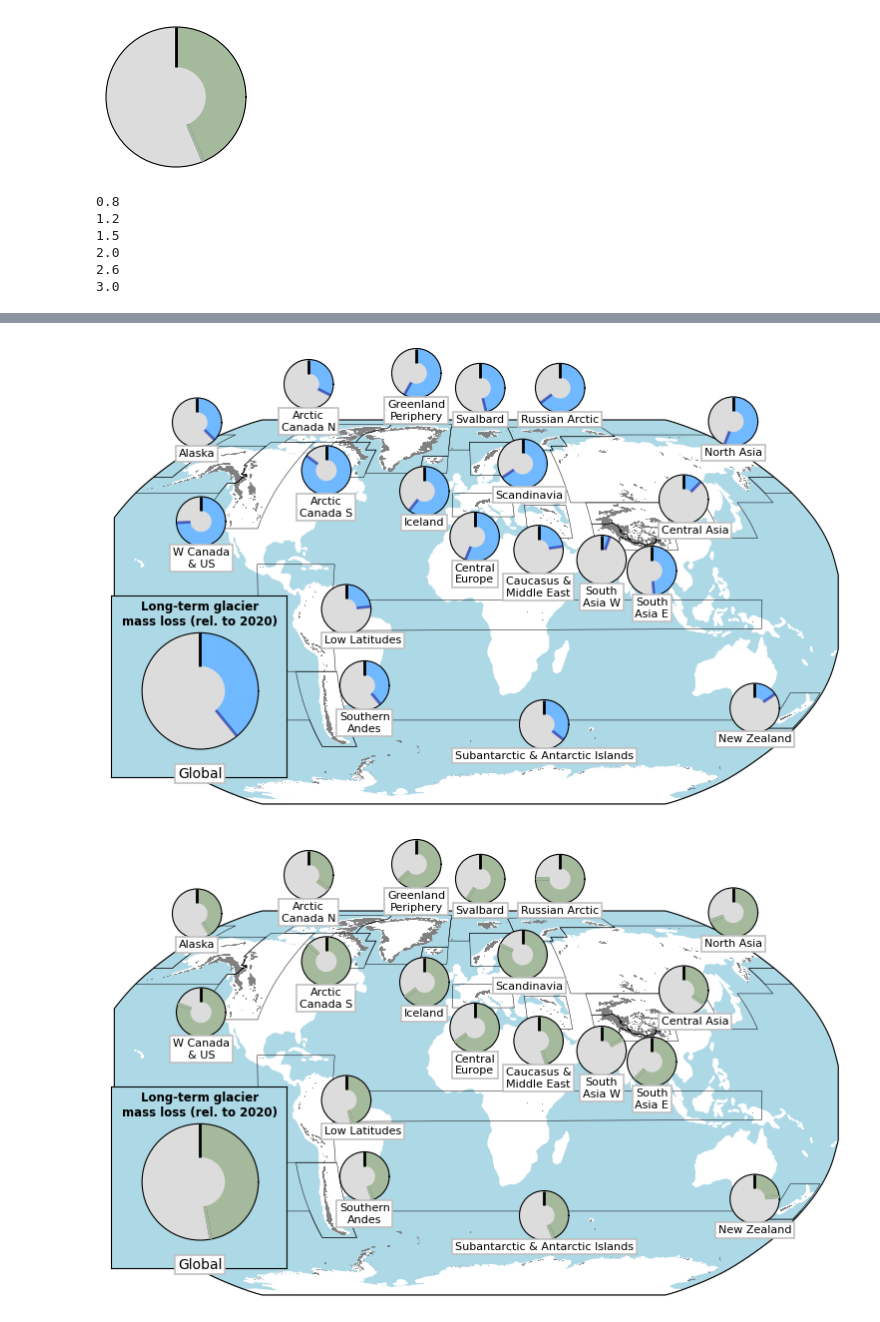
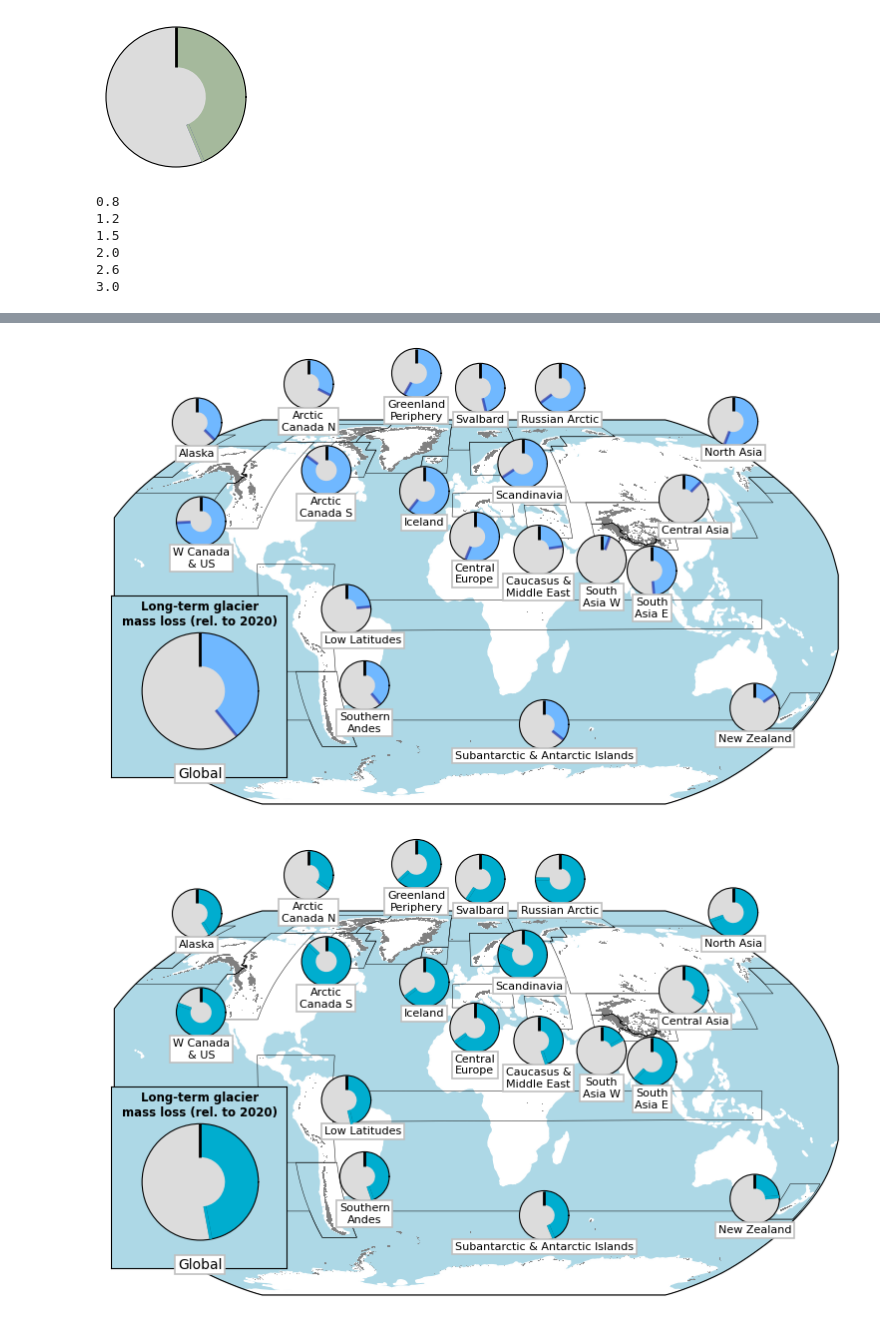
Before and after one commit to lilianschuster/GlacierMIP3, a Jupyter notebook: A_community_estimate_paper_analysis/4_world_map_figure.ipynb, the cells around one changed output, grey strips where cells are left out. Saved outputs shown, nothing was run; the diff lists cells and outputs as text; code cells hidden in the pictures.

```diff
--- a/A_community_estimate_paper_analysis/4_world_map_figure.ipynb
+++ b/A_community_estimate_paper_analysis/4_world_map_figure.ipynb
@@ -934,5 +961,7 @@ reg_pie_subplot(reg='19', ax=ax, leg=True, lowess_fit=True, rel_to='_rel_2020',
 # %%
-lang = 'en'   # TODO: check that 'en' exists as key in rgi_reg_fig_dict_translated (not visible to me)
+plt.rcParams['svg.fonttype'] = 'none'   # text stays text in the SVG
+plt.rcParams['pdf.fonttype'] = 42       # TrueType fonts in the PDF
+lang = 'en'
 delta, deltan, deltann = -0.15, 0.005, 0.002
 
 fig = plt.figure()
@@ -990,4 +1019,5 @@ for nax, reg in enumerate(regions_ordered):
 fig.set_size_inches(8, 5.5)
 plt.savefig('figures/supplements/only_github_supplements/fig3_worldmap_variants/fig3_only_50perc.png', bbox_inches='tight', dpi=300)
 plt.savefig('figures/supplements/only_github_supplements/fig3_worldmap_variants/fig3_only_50perc.pdf', bbox_inches='tight', dpi=300, backend='pdf')
+plt.savefig('figures/supplements/only_github_supplements/fig3_worldmap_variants/fig3_only_50perc.svg', bbox_inches='tight', dpi=300, backend='svg')
 # %% [output]
@@ -1002,7 +1032,7 @@ reg_pie_subplot(reg=reg, ax=ax, leg=True, only_steady_state=True, lowess_fit=Tru
 [figure]
 # %%
 plt.rcParams['pdf.fonttype'] = 42        # NEW: keep text as real text in the PDF (editable in Inkscape)
-#plt.rcParams['svg.fonttype'] = 'none'     # NEW: text stays text in the SVG
+plt.rcParams['svg.fonttype'] = 'none'     # NEW: text stays text in the SVG
 
 lang = 'en'
 delta, deltan, deltann = -0.15, 0.005, 0.002
@@ -1019,7 +1049,9 @@ regions_ordered = list(rgi_reg_fig_dict_translated.keys())
 
 for show_label in [True, False]:
     suffix = '' if show_label else '_no_label'
+    #    for bt in [1.5]:
     for bt in [0.8, 1.2, 1.5, 2.0, 2.6, 3.0]:
+
         fig = plt.figure()
 
         # --- background: land, glacier locations, RGI region outlines
@@ -1049,39 +1081,44 @@ for show_label in [True, False]:
             reg_pie_subplot(reg=reg, ax=ax, leg=True, only_steady_state=True, lowess_fit=True,
                             rel_to='_rel_2020', show_perc_value=False, perc_show=50,
                             color_text=False, temp_levels=[bt], bar_temp=bt, lang=lang,
-                            show_temp_label=show_label)
+                            show_temp_label=show_label,
+                            bar_color=('#00ADCF' if np.round(bt,1) == 1.5 else None))    # NEW ... other blue option ...
 
             # region name box below the pie
             v, s = (-0.15, 10) if nax == 0 else (-0.03, 8)
             h, ha = 0.5, 'center'
             if nax == 8:                # Scandinavia
                 h, ha = -0.05, 'left'
             elif nax in (13, 16):
                 h, ha = 0.05, 'left'
             name = rgi_reg_fig_dict_translated[reg][lang]
             if reg != 'All':
                 name = name[3:]
             ax.text(h, v, name, size=s, horizontalalignment=ha, verticalalignment='top',
                     transform=ax.transAxes,
                     bbox=dict(facecolor='white', edgecolor='silver', pad=2, lw=1.2))
 
         fig.set_size_inches(8, 5.5)
         plt.savefig(f'{out}fig3_only_{bt}C{suffix}.png', bbox_inches='tight', dpi=300)
         plt.savefig(f'{out}fig3_only_{bt}C{suffix}.pdf', bbox_inches='tight', dpi=300, backend='pdf')
         if show_label:
+            # can just remove the label easily in a svg ...
+            plt.savefig(f'{out}fig3_only_{bt}C{suffix}.svg', bbox_inches='tight', dpi=300, backend='svg')
+
+        if show_label:
             plt.close()
         else:
             print(bt)
 # %% [output]
 0.8
 1.2
 1.5
 2.0
 2.6
 3.0
 [figure]
 [figure]
-[figure, old version]
+[figure, new version]
 [figure]
 [figure]
 [figure]
```
Also changed, not shown: parts of 10 cells of this notebook, 23 other files.
